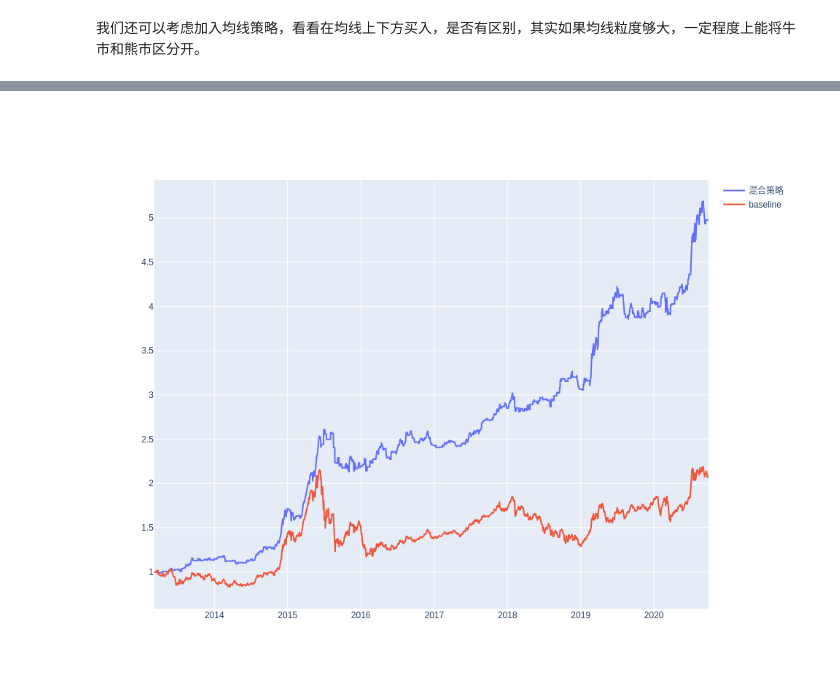
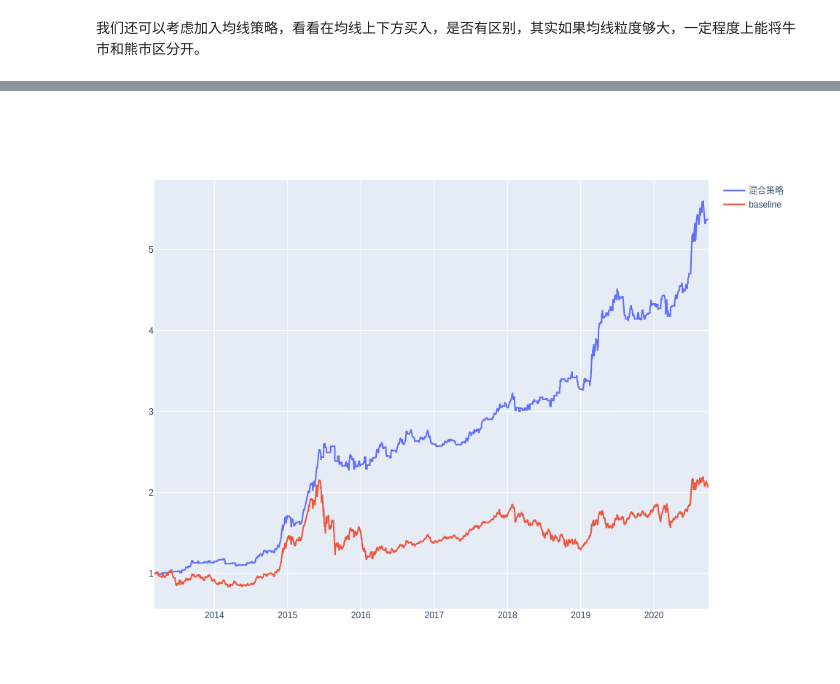
Before and after one commit to zhs007/jupyternotebook.demo, a Jupyter notebook: home/trdb2/weekday001.ipynb, the cells around one changed output, grey strips where cells are left out. Drawn from its saved outputs; the diff is of its cells as text; code cells hidden in the pictures.

```diff
--- a/home/trdb2/weekday001.ipynb
+++ b/home/trdb2/weekday001.ipynb
@@ -473,7 +473,7 @@ buy0 = trdb2py.trading2_pb2.CtrlCondition(
 buy1 = trdb2py.trading2_pb2.CtrlCondition(
     name='indicatorsp',
     operators=['up'],
-    strVals=['ema.{}'.format(30)],
+    strVals=['ema.{}'.format(29)],
 )
 
 buy2 = trdb2py.trading2_pb2.CtrlCondition(
@@ -485,7 +485,7 @@ buy2 = trdb2py.trading2_pb2.CtrlCondition(
 buy3 = trdb2py.trading2_pb2.CtrlCondition(
     name='indicatorsp',
     operators=['down'],
-    strVals=['ema.30'],
+    strVals=['ema.29'],
     group=1,
 )
 
@@ -511,31 +511,31 @@ sell3 = trdb2py.trading2_pb2.CtrlCondition(
     vals=[2],
     strVals=['buy'],
     group=1,
 )
 
 paramsbuy = trdb2py.trading2_pb2.BuyParams(
     perHandMoney=1,
 )
 
 paramsinit = trdb2py.trading2_pb2.InitParams(
     money=10000,
 )
 
 s0.buy.extend([buy0, buy1, buy2, buy3])
 s0.sell.extend([sell0, sell1, sell2, sell3])
 s0.paramsBuy.CopyFrom(paramsbuy)
 s0.paramsSell.CopyFrom(paramssell)
 s0.paramsInit.CopyFrom(paramsinit)
 p0 = trdb2py.trading2_pb2.SimTradingParams(
     assets=[trdb2py.str2asset(asset)],
     startTs=tsStart,
     endTs=tsEnd,
     strategies=[s0],
     title='混合策略',
 )
 
 pnlm = trdb2py.simTrading(trdb2cfg, p0)
 
 trdb2py.showPNLs([pnlm, pnlBaseline], toImg=isStaticImg, width=width, height=height)
 # %% [output]
-[figure, old version]
+[figure, new version]
```
Also changed, not shown: parts of 1 cell of this notebook, 1 other file.
